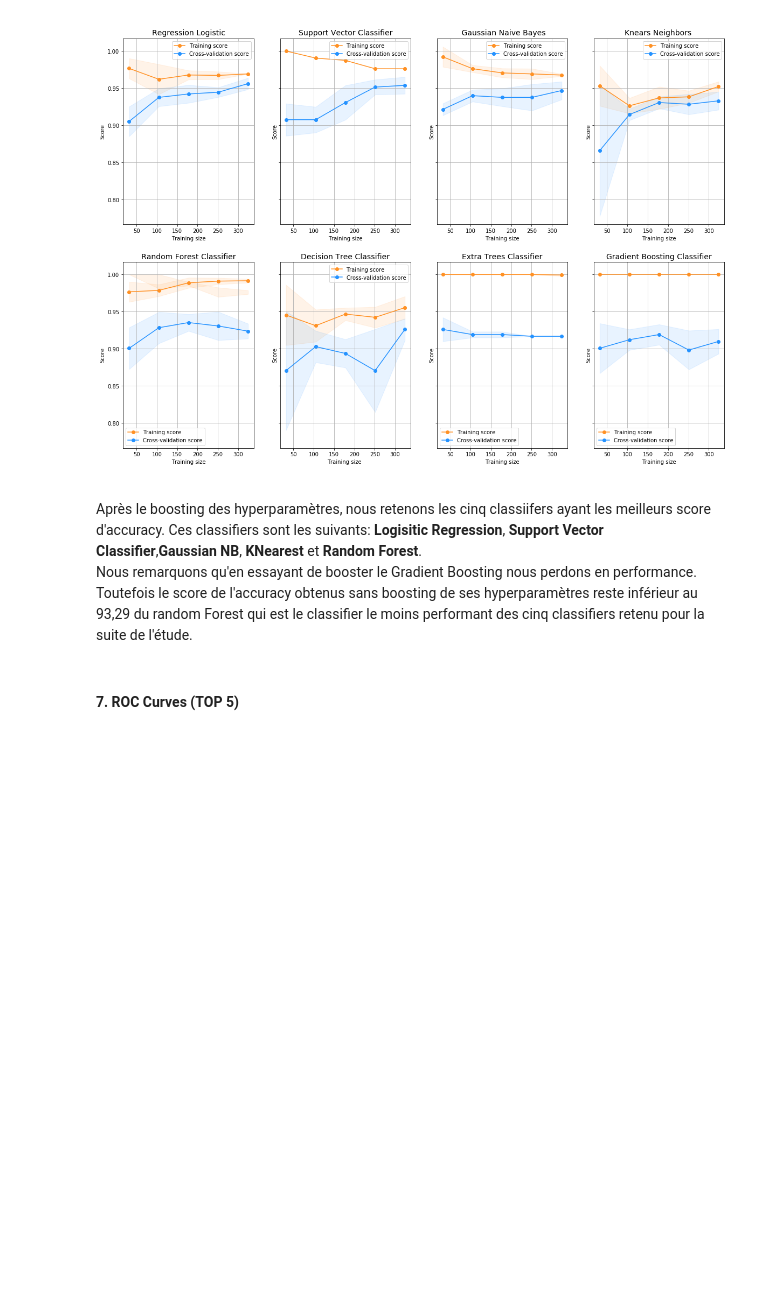
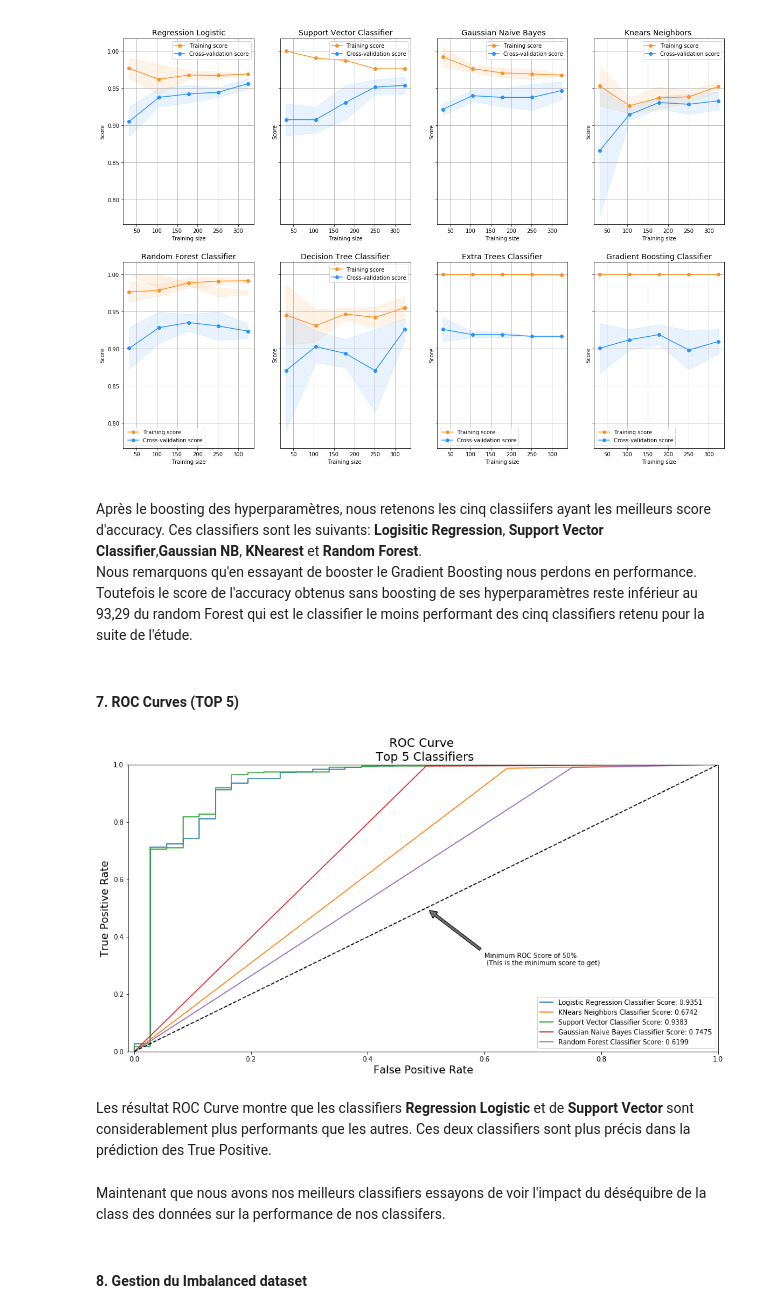
Before and after one commit to karidioulah/Climate-Model-Simulation-Crashes-Prediction, a Jupyter notebook: prediction_simulation_crashes.ipynb, the cells around one changed output. Drawn from its saved outputs; the diff is of its cells as text; code cells hidden in the pictures; blank space fills up the shorter version.

Commit message:
Plotting ROC Curve for five best clasifiers

```diff
--- a/prediction_simulation_crashes.ipynb
+++ b/prediction_simulation_crashes.ipynb
@@ -795,3 +795,41 @@ svc_pred = cross_val_predict(save_best_param[4], X_train, y_train, cv=5,
 knears_pred = cross_val_predict(save_best_param[3], X_train, y_train, cv=5)
 gauss_pred = cross_val_predict(save_best_param[0], X_train, y_train, cv=5)
 rfc_pred = cross_val_predict(save_best_param[6], X_train, y_train, cv=5)
+# %%
+
+log_fpr, log_tpr, log_thresold = roc_curve(y_train, log_reg_pred)
+svc_fpr, svc_tpr, svc_threshold = roc_curve(y_train, svc_pred)
+gauss_fpr, gauss_tpr, gauss_threshold = roc_curve(y_train, gauss_pred)
+knear_fpr, knear_tpr, knear_threshold = roc_curve(y_train, knears_pred)
+rfc_fpr, rfc_tpr, rfc_thresold = roc_curve(y_train, rfc_pred)
+
+def graph_roc_curve_multiple(log_fpr, log_tpr, svc_fpr, svc_tpr,knear_fpr,
+                         knear_tpr,gauss_fpr, gauss_tpr,rfc_fpr, rfc_tpr):
+    plt.figure(figsize=(16,8))
+    plt.title('ROC Curve \n Top 5 Classifiers', fontsize=18)
+    plt.plot(log_fpr, log_tpr, label='Logistic Regression Classifier Score: {:.4f}'.format(roc_auc_score(y_train, log_reg_pred)))
+    plt.plot(knear_fpr, knear_tpr, label='KNears Neighbors Classifier Score: {:.4f}'.format(roc_auc_score(y_train, knears_pred)))
+    plt.plot(svc_fpr, svc_tpr, label='Support Vector Classifier Score: {:.4f}'.format(roc_auc_score(y_train, svc_pred)))
+    plt.plot(gauss_fpr, gauss_tpr, label='Gaussian Naive Bayes Classifier Score: {:.4f}'.format(roc_auc_score(y_train, gauss_pred)))
+    plt.plot(rfc_fpr, rfc_tpr, label='Random Forest Classifier Score: {:.4f}'.format(roc_auc_score(y_train, rfc_pred)))
+
+    plt.plot([0, 1], [0, 1], 'k--')
+    plt.axis([-0.01, 1, 0, 1])
+    plt.xlabel('False Positive Rate', fontsize=16)
+    plt.ylabel('True Positive Rate', fontsize=16)
+    plt.annotate('Minimum ROC Score of 50% \n (This is the minimum score to get)', xy=(0.5, 0.5), xytext=(0.6, 0.3),
+                arrowprops=dict(facecolor='#6E726D', shrink=0.05),
+                )
+    plt.legend()
+
+graph_roc_curve_multiple(log_fpr, log_tpr, svc_fpr, svc_tpr,knear_fpr,
+                         knear_tpr,gauss_fpr, gauss_tpr,rfc_fpr, rfc_tpr)
+plt.show()
+# %% [output]
+[figure, added]
+# %% [markdown]
+Les résultat ROC Curve montre que les classifiers **Regression Logistic** et de **Support Vector** sont considerablement plus performants que les autres. Ces deux classifiers sont plus précis dans la prédiction des True Positive.
+# %% [markdown]
+Maintenant que nous avons nos meilleurs classifiers essayons de voir l'impact du déséquibre de la class des données sur la performance de nos classifers.
+# %% [markdown]
+#### 8. Gestion du Imbalanced dataset <a name='imabalanced'></a>
```
Also changed, not shown: parts of 3 cells of this notebook.
